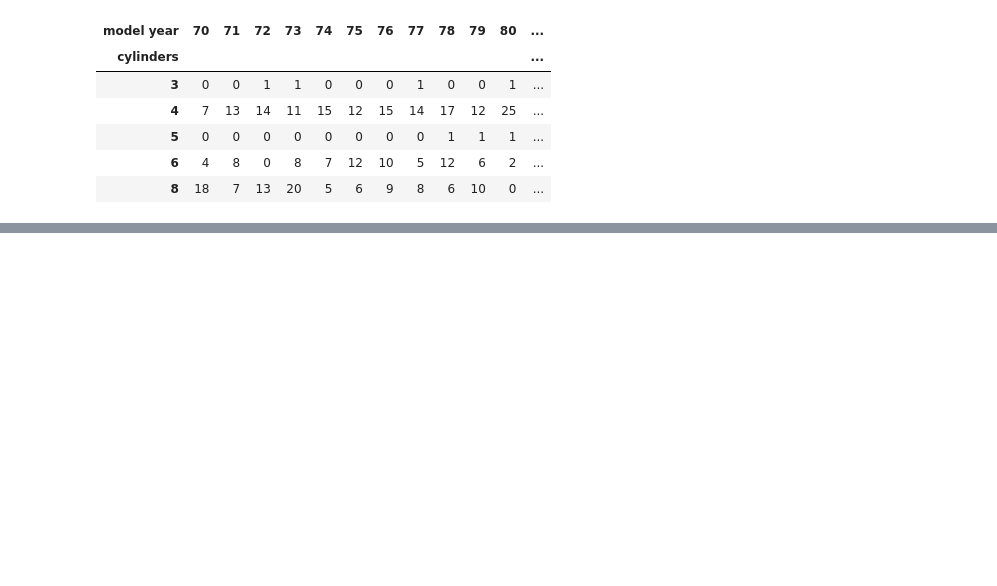
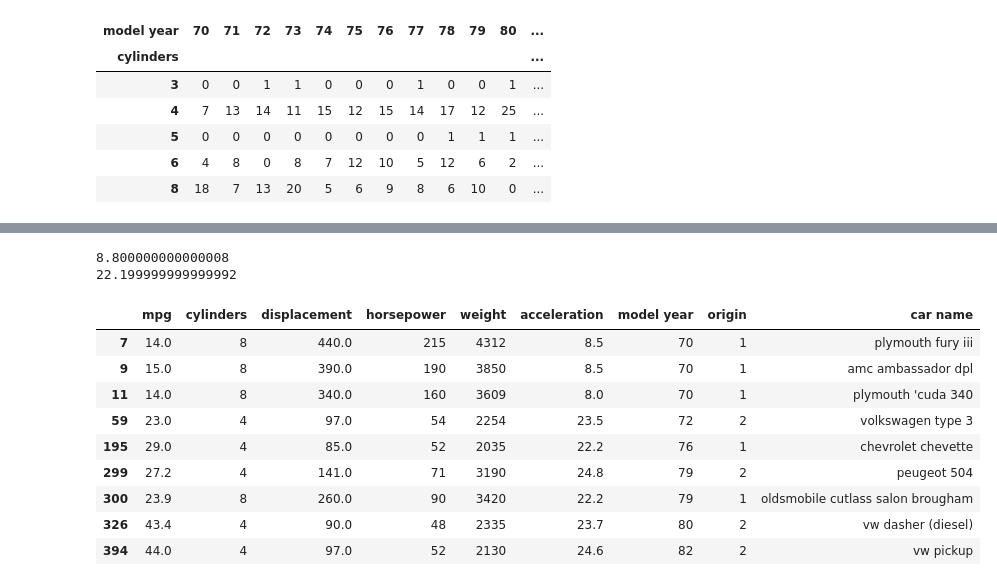
Before and after one commit to Jiya0805/Python2, a Jupyter notebook: Python/Unit 1.ipynb, the cells around one changed output, grey strips where cells are left out. Saved outputs shown, nothing was run; the diff lists cells and outputs as text; code cells hidden in the pictures; blank space fills up the shorter version.

```diff
--- a/Python/Unit 1.ipynb
+++ b/Python/Unit 1.ipynb
@@ -840,0 +1162,29 @@ pd.crosstab(dataset['cylinders'],dataset['model year'],rownames=['cylinders'],co
+# %%
+import pandas as pd
+import numpy as np
+ds = pd.read_csv("auto-mpg.csv")
+
+def find_outliers(ds,col):
+    quart1 = ds[col].quantile(0.25)
+    quart3 = ds[col].quantile(0.75)
+    IQR = quart3 - quart1
+    low_val = quart1 - 1.5*IQR
+    high_val = quart3 + 1.5*IQR
+    print(low_val)
+    print(high_val)
+    ds = ds.loc[(ds[col]<low_val)|(ds[col]>high_val)]
+    return ds
+find_outliers(ds,'acceleration')
+# %% [output]
+8.800000000000008
+22.199999999999992
+|  | mpg | cylinders | displacement | horsepower | weight | acceleration | model year | origin | car name |
+| 7 | 14.0 | 8 | 440.0 | 215 | 4312 | 8.5 | 70 | 1 | plymouth fury iii |
+| 9 | 15.0 | 8 | 390.0 | 190 | 3850 | 8.5 | 70 | 1 | amc ambassador dpl |
+| 11 | 14.0 | 8 | 340.0 | 160 | 3609 | 8.0 | 70 | 1 | plymouth 'cuda 340 |
+| 59 | 23.0 | 4 | 97.0 | 54 | 2254 | 23.5 | 72 | 2 | volkswagen type 3 |
+| 195 | 29.0 | 4 | 85.0 | 52 | 2035 | 22.2 | 76 | 1 | chevrolet chevette |
+| 299 | 27.2 | 4 | 141.0 | 71 | 3190 | 24.8 | 79 | 2 | peugeot 504 |
+| 300 | 23.9 | 8 | 260.0 | 90 | 3420 | 22.2 | 79 | 1 | oldsmobile cutlass salon brougham |
+| 326 | 43.4 | 4 | 90.0 | 48 | 2335 | 23.7 | 80 | 2 | vw dasher (diesel) |
+| 394 | 44.0 | 4 | 97.0 | 52 | 2130 | 24.6 | 82 | 2 | vw pickup |
```
Also changed, not shown: parts of 13 cells of this notebook.
